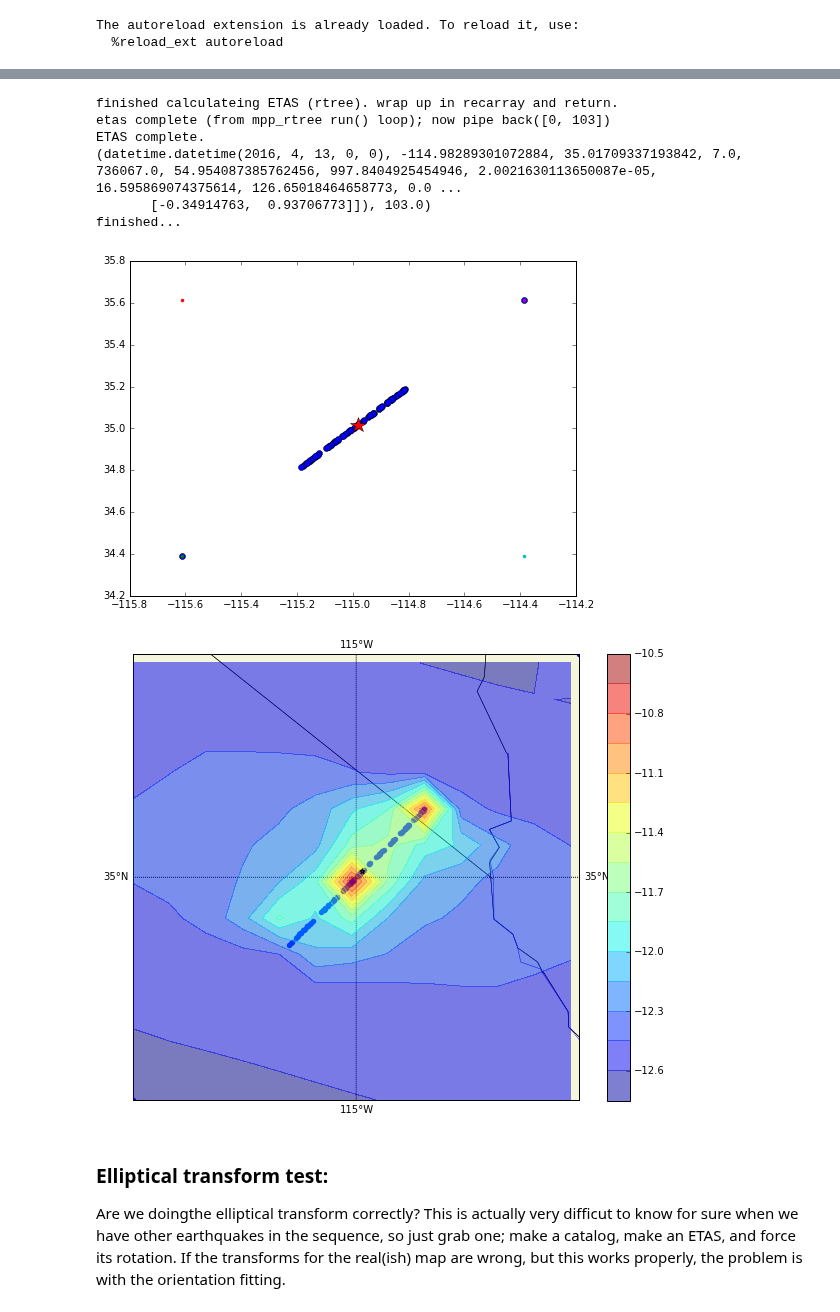
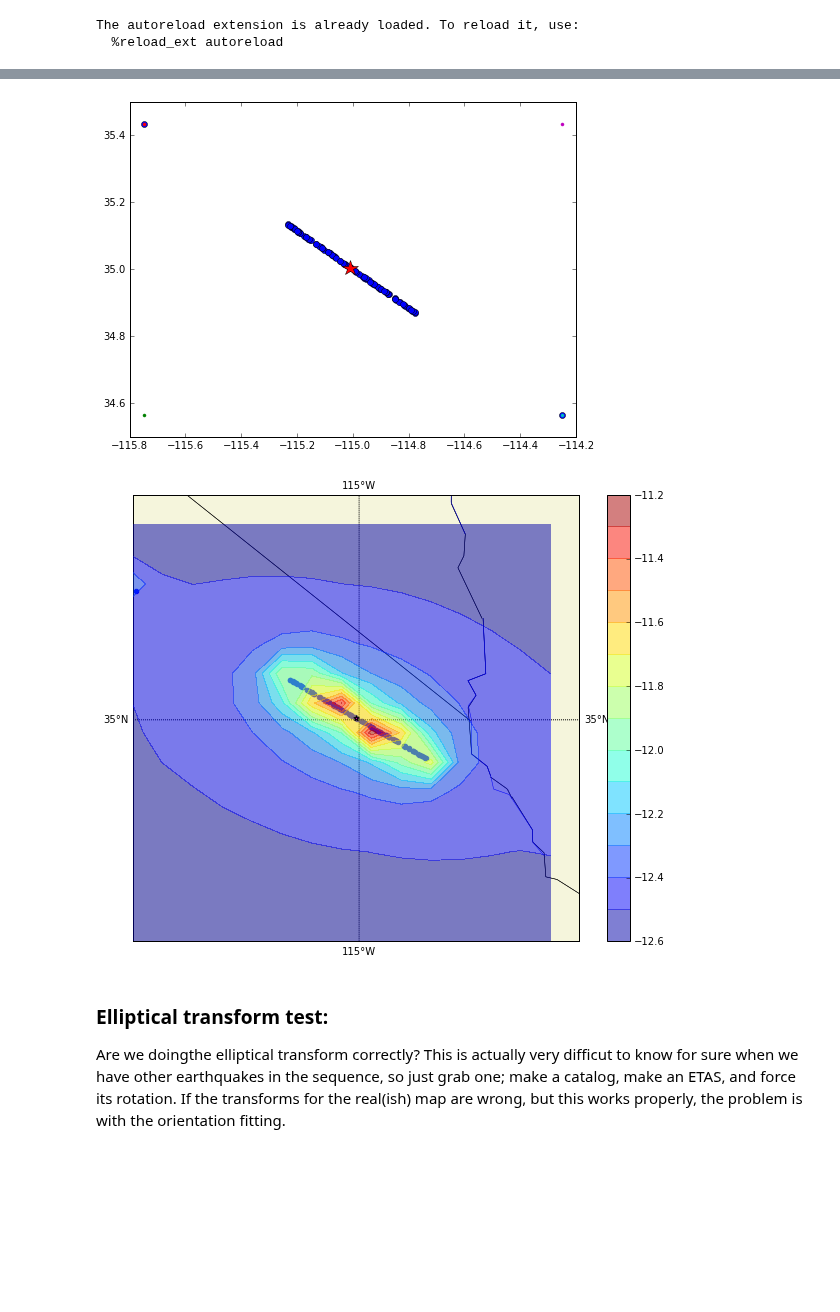
Before and after one commit to markyoder/globalETAS, a Jupyter notebook: globalETAS_unit_tests.ipynb, the cells around one changed output, grey strips where cells are left out. Saved outputs shown, nothing was run; the diff lists cells and outputs as text; code cells hidden in the pictures; blank space fills up the shorter version.

Commit message:
fixed elliptical transformation bug in globalETAS; see also the unit_test notebook.

```diff
--- a/globalETAS_unit_tests.ipynb
+++ b/globalETAS_unit_tests.ipynb
@@ -62,8 +62,10 @@ tzutc = pytz.timezone('UTC')
 The autoreload extension is already loaded. To reload it, use:
   %reload_ext autoreload
 # %%
+theta = (5./6.)*3.14
+#
 #ut = globalETAS.elliptical_transform_test(theta = 3.15/4., x0=0., y0=0., n_quakes=100, m=6.0, max_ratio=2.0, fignum=0)
-aa=globalETAS.elliptical_transform_test(theta=.5*3.14, m=7., dm=3.)
+aa=globalETAS.elliptical_transform_test(theta=theta, m=7., dm=3.)
 print('evecs: ', aa['catalog'][-1]['e_vecs'])
 # %% [output]
 data handle fetched...
@@ -124,18 +126,9 @@ class orientation_test(object):
         #
         print('LLs: ', LLs[0:5])
         #print('theta: ', theta)
-        M_r = numpy.array([[math.cos(theta), -math.sin(theta)], [math.sin(theta), math.cos(theta)]])
+        M_r = numpy.array([[math.cos(theta), -math.sin(theta)], [math.sin(theta), math.cos(theta)]]).T
         #print('M_r: ', M_r)
         LLs = numpy.dot(LLs, M_r)
-        #for j,rw in enumerate(LLs):
-        #    LLs[j][0]+=lon0
-        #    LLs[j][1]+=lat0
-        #
-        # put some earthquakes on a line, then rotate them:
-        #lons_lats = [[R.random()*L]]
-        #plt.figure()
-        #plt.plot(*zip(*LLs), marker='.', ls='')
-
         #
         cat = []
         #for j in range(N_ev):
@@ -152,7 +145,7 @@ class orientation_test(object):
         cat = numpy.core.records.fromarrays(zip(*cat), dtype = [('event_date', 'datetime64[us]'),
                                                                 ('lon', '>f8'), ('lat', '>f8'), ('mag', '>f8'),
                                                                ('event_date_float', '>f8')])
-
+        cat_original = cat.copy()
         #cat = gep.make_ETAS_catalog_mpp(cat)
         cat = gep.make_ETAS_catalog(cat, fit_factor=2.0)
         #
@@ -161,8 +154,16 @@ class orientation_test(object):
         cov = numpy.cov(xy)
         print('evals/vecs: ', numpy.linalg.eig(cov))
         #
+        # get default lat/lon ranges:
+        delta_lats = max(cat['lat']-min(cat['lat']))
+        delta_lons = max(cat['lon']-min(cat['lon']))
+        delta_lls = max(delta_lats, delta_lons)*.5
+        lat_0 = numpy.mean(cat['lat'])
+        lon_0 = numpy.mean(cat['lon'])
+        my_lats = [lat_0-delta_lls, lat_0+delta_lls]
+        my_lons = [lon_0-delta_lls, lon_0+delta_lls]
         #etas = gep.ETAS_mpp(catalog=cat, lons=sorted(cat['lon'])[0::len(cat)-1],  lats=sorted(cat['lat'])[0::len(cat)-1]),
-        etas = gep.ETAS_mpp(catalog=cat )
+        etas = gep.ETAS_mpp(catalog=cat, lats=my_lats, lons=my_lons )
         #
         plt.figure(figsize=(8,6))
         plt.clf()
@@ -177,7 +178,7 @@ class orientation_test(object):
 # %%
 #etas = orientation_test(N_ev=50, theta=0.*3.14/4.)
 #for theta in [3.14/6, 3.14/4., 3.14/2., .75*3.14]:
-for theta in [-3.14/4.]:
+for theta in [theta]:
     etas = None
     etas = orientation_test(N_ev=100, theta=theta, m0=7., dm=4.)
     #
@@ -187,7 +188,7 @@ for theta in [-3.14/4.]:
     etas.etas.make_etas_contour_map(ax=ax)
     ms=etas.etas.catalog[0]
     for ev in etas.etas.catalog:
-        #x,y = etas.etas.cm(ev['lon'], ev['lat'])
+        #
         if ev['mag']>ms['mag']: ms=ev
         x,y = ev['lon'], ev['lat']
         etas.etas.cm.scatter(x,y, marker='o', edgecolors='b')
@@ -219,11 +218,5 @@ Indices initiated. begin ETAS ::  [0, 103]
-finished calculateing ETAS (rtree). wrap up in recarray and return.
-etas complete (from mpp_rtree run() loop); now pipe back([0, 103])
-ETAS complete.
-(datetime.datetime(2016, 4, 13, 0, 0), -114.98289301072884, 35.01709337193842, 7.0, 736067.0, 54.954087385762456, 997.8404925454946, 2.0021630113650087e-05, 16.595869074375614, 126.65018464658773, 0.0 ...
-       [-0.34914763,  0.93706773]]), 103.0)
-finished...
-[figure, old version]
+[figure, new version]
-[figure, old version]
+[figure, new version]
 # %% [markdown]
 ### Elliptical transform test:
  Are we doingthe elliptical transform correctly? This is actually very difficut to know for sure when we have other earthquakes in the sequence, so just grab one; make a catalog, make an ETAS, and force its rotation. If the transforms for the real(ish) map are wrong, but this works properly, the problem is with the orientation fitting.
```
Also changed, not shown: parts of 22 cells of this notebook, 2 other files.
